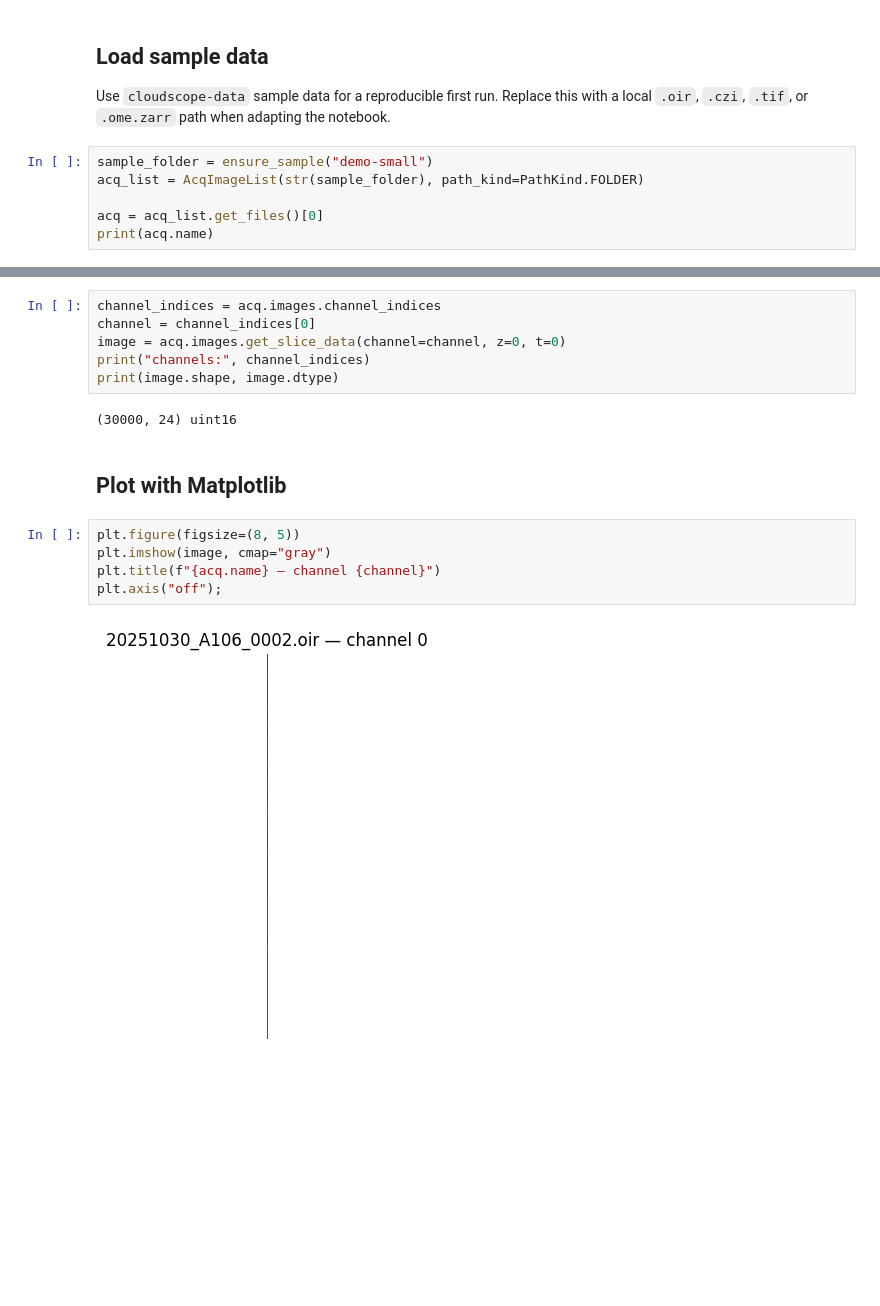
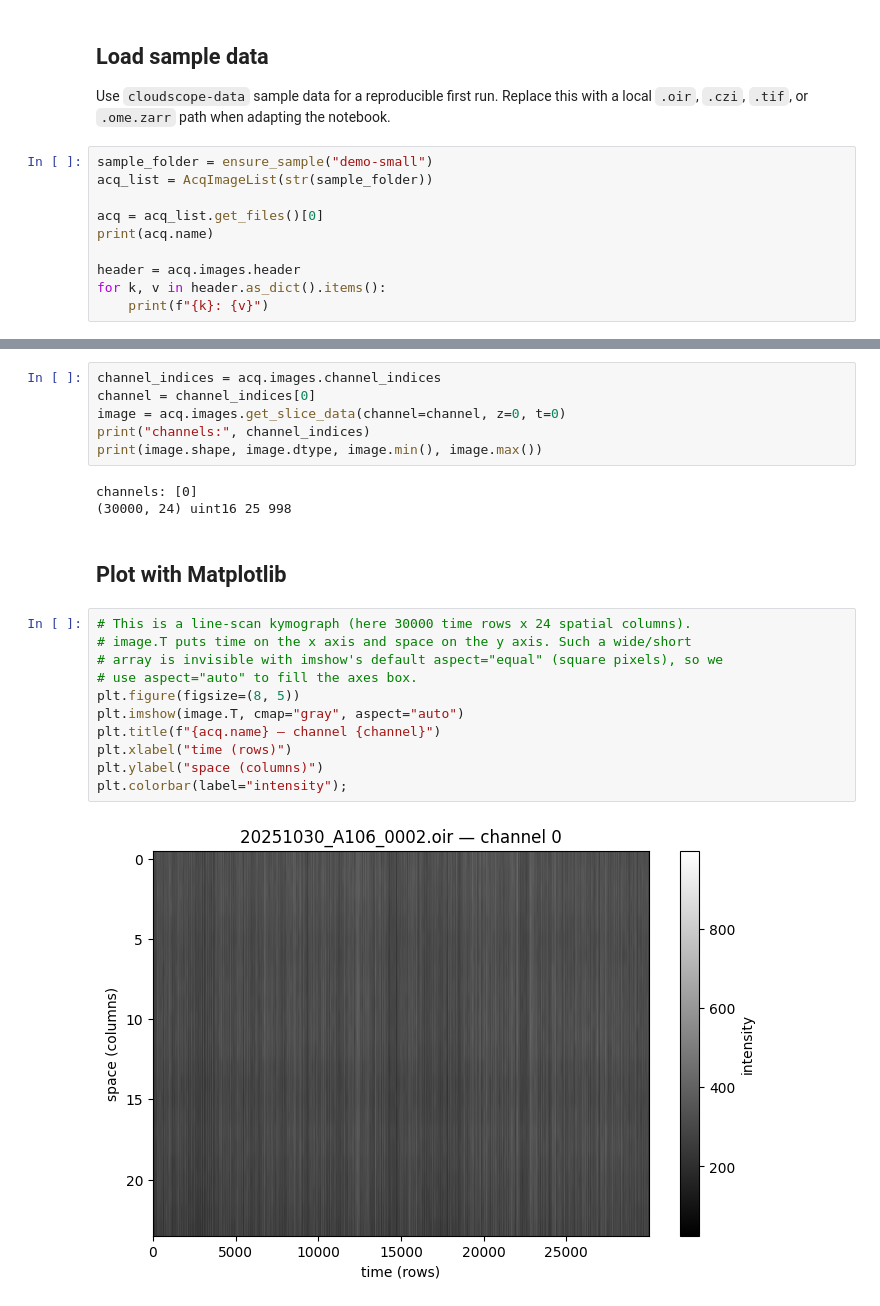
Before and after one commit to mapmanager/cloudscope, a Jupyter notebook: docs/notebooks/load-and-plot-image.ipynb, the cells around one changed output, grey strips where cells are left out. Saved outputs shown, nothing was run; the diff lists cells and outputs as text; blank space fills up the shorter version.

```diff
--- a/docs/notebooks/load-and-plot-image.ipynb
+++ b/docs/notebooks/load-and-plot-image.ipynb
@@ -15,8 +13,12 @@ from acqstore.acq_image.acq_image_list import AcqImageList, PathKind
 Use `cloudscope-data` sample data for a reproducible first run. Replace this with a local `.oir`, `.czi`, `.tif`, or `.ome.zarr` path when adapting the notebook.
 # %%
 sample_folder = ensure_sample("demo-small")
-acq_list = AcqImageList(str(sample_folder), path_kind=PathKind.FOLDER)
+acq_list = AcqImageList(str(sample_folder))
 
 acq = acq_list.get_files()[0]
 print(acq.name)
+
+header = acq.images.header
+for k, v in header.as_dict().items():
+    print(f"{k}: {v}")
 # %% [output]
@@ -38,15 +43,22 @@ channel_indices = acq.images.channel_indices
 channel = channel_indices[0]
 image = acq.images.get_slice_data(channel=channel, z=0, t=0)
 print("channels:", channel_indices)
-print(image.shape, image.dtype)
+print(image.shape, image.dtype, image.min(), image.max())
 # %% [output]
-(30000, 24) uint16
+channels: [0]
+(30000, 24) uint16 25 998
 # %% [markdown]
 ## Plot with Matplotlib
 # %%
+# This is a line-scan kymograph (here 30000 time rows x 24 spatial columns).
+# image.T puts time on the x axis and space on the y axis. Such a wide/short
+# array is invisible with imshow's default aspect="equal" (square pixels), so we
+# use aspect="auto" to fill the axes box.
 plt.figure(figsize=(8, 5))
-plt.imshow(image, cmap="gray")
+plt.imshow(image.T, cmap="gray", aspect="auto")
 plt.title(f"{acq.name} — channel {channel}")
-plt.axis("off");
+plt.xlabel("time (rows)")
+plt.ylabel("space (columns)")
+plt.colorbar(label="intensity");
 # %% [output]
-[figure, old version]
+[figure, new version]
```
Also changed, not shown: parts of 3 cells of this notebook, 19 other files.
